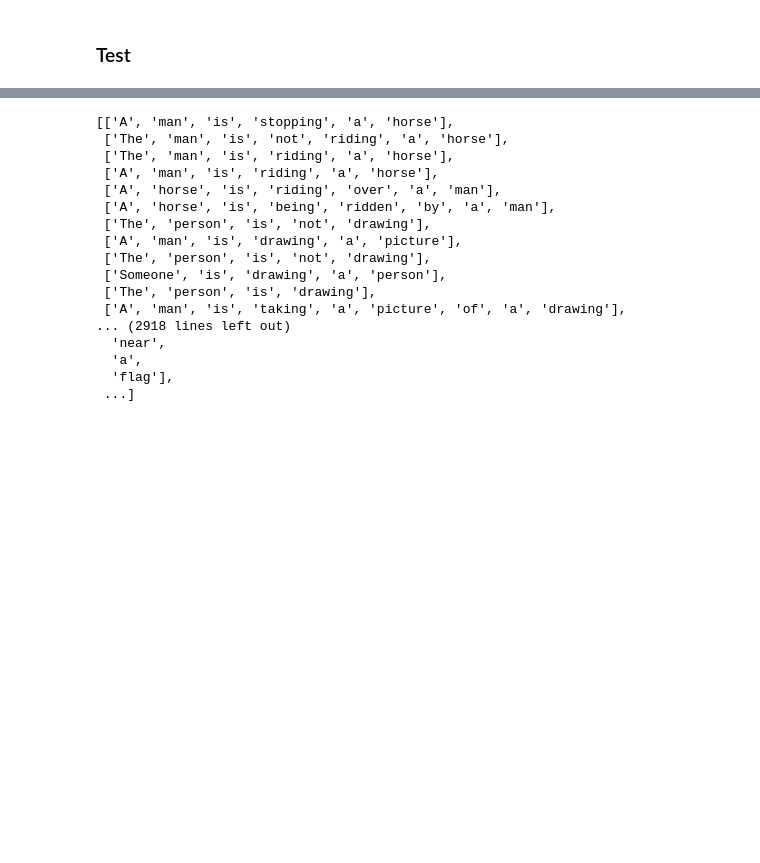
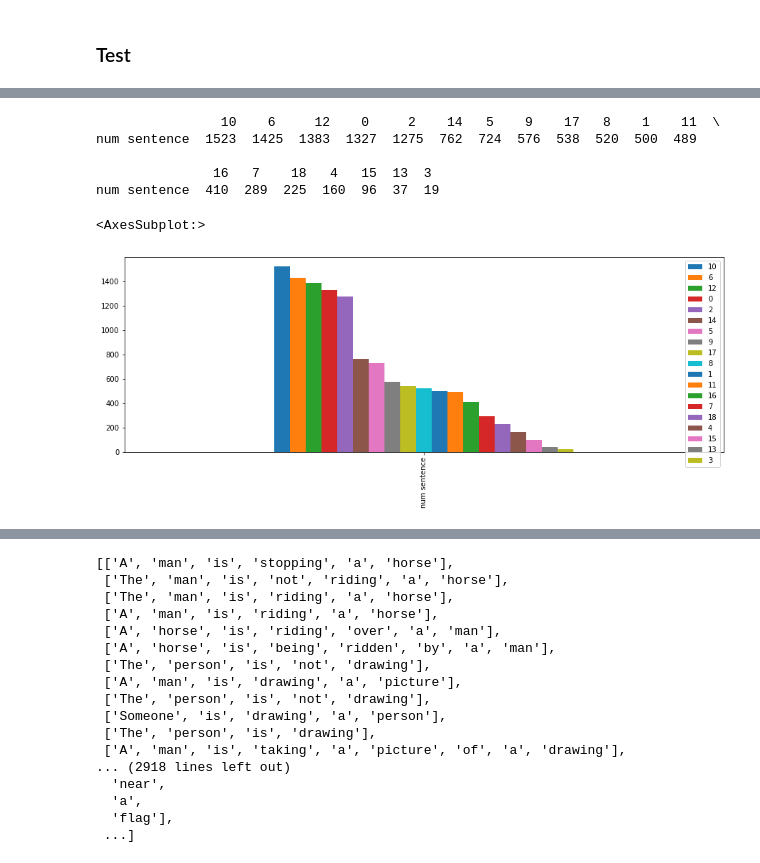
Before and after one commit to mbrull153/EDA-nlp-tfm, a Jupyter notebook: models_bueno.ipynb, the cells around one changed output, grey strips where cells are left out. Drawn from its saved outputs; the diff is of its cells as text; code cells hidden in the pictures; blank space fills up the shorter version.

```diff
--- a/models_bueno.ipynb
+++ b/models_bueno.ipynb
@@ -387,0 +489,18 @@ VAL
+# %%
+n_cluster=19
+
+clf=KMeans(n_clusters=n_cluster, max_iter=100, init='k-means++', n_init=1)
+clf.fit(vector_mean_array)
+labels=clf.predict(vector_mean_array)
+
+anzahlen=pd.DataFrame(pd.Series(labels).value_counts(), columns=['num sentence']).T
+print(anzahlen)
+anzahlen.plot(kind='bar', figsize=(15,5))
+# %% [output]
+                10    6     12    0     2    14   5    9    17   8    1    11  \
+num sentence  1523  1425  1383  1327  1275  762  724  576  538  520  500  489
+
+               16   7    18   4   15  13  3
+num sentence  410  289  225  160  96  37  19
+<AxesSubplot:>
+[figure, added]
```
Also changed, not shown: parts of 67 cells of this notebook, 1 other file.
